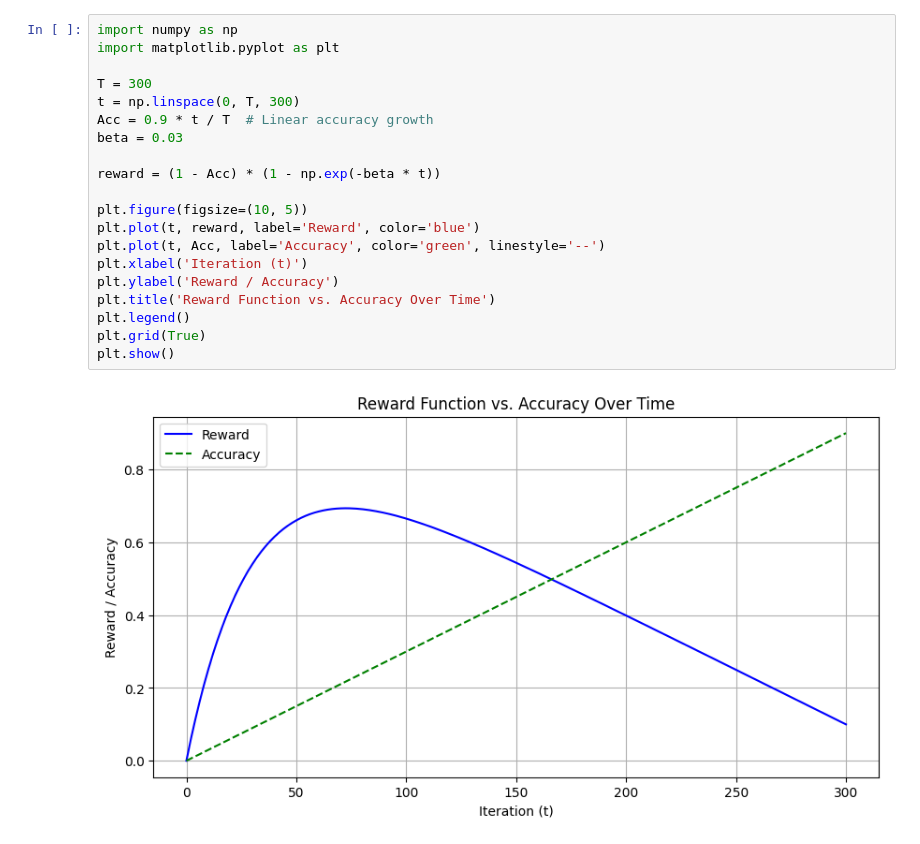
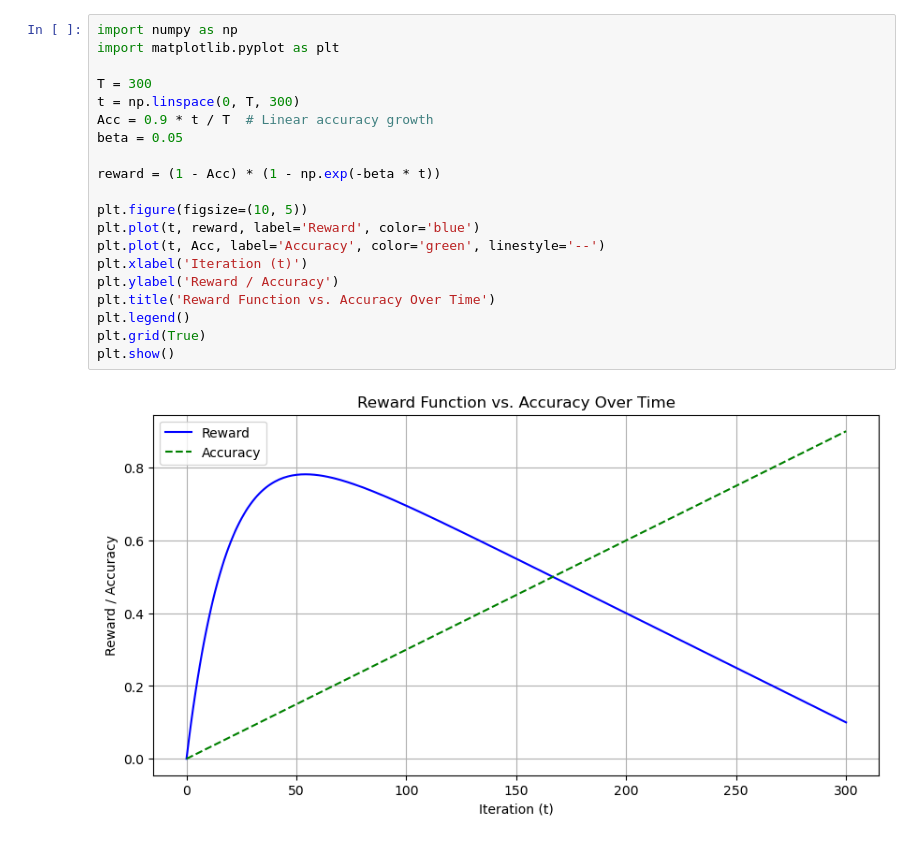
Before and after one commit to yangland/FedON, a Jupyter notebook: jupyter_notebooks/plot_test.ipynb, the cells around one changed output. Drawn from its saved outputs; the diff is of its cells as text.

```diff
--- a/jupyter_notebooks/plot_test.ipynb
+++ b/jupyter_notebooks/plot_test.ipynb
@@ -1,22 +1,22 @@
 # %%
 import numpy as np
 import matplotlib.pyplot as plt
 
 T = 300
 t = np.linspace(0, T, 300)
 Acc = 0.9 * t / T  # Linear accuracy growth
-beta = 0.03
+beta = 0.05
 
 reward = (1 - Acc) * (1 - np.exp(-beta * t))
 
 plt.figure(figsize=(10, 5))
 plt.plot(t, reward, label='Reward', color='blue')
 plt.plot(t, Acc, label='Accuracy', color='green', linestyle='--')
 plt.xlabel('Iteration (t)')
 plt.ylabel('Reward / Accuracy')
 plt.title('Reward Function vs. Accuracy Over Time')
 plt.legend()
 plt.grid(True)
 plt.show()
 # %% [output]
-[figure, old version]
+[figure, new version]
```
Also changed, not shown: 5 other files.
